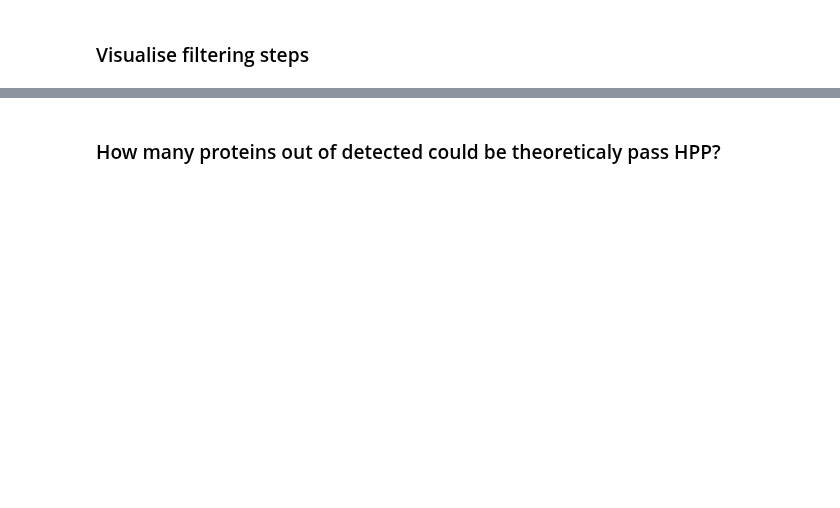
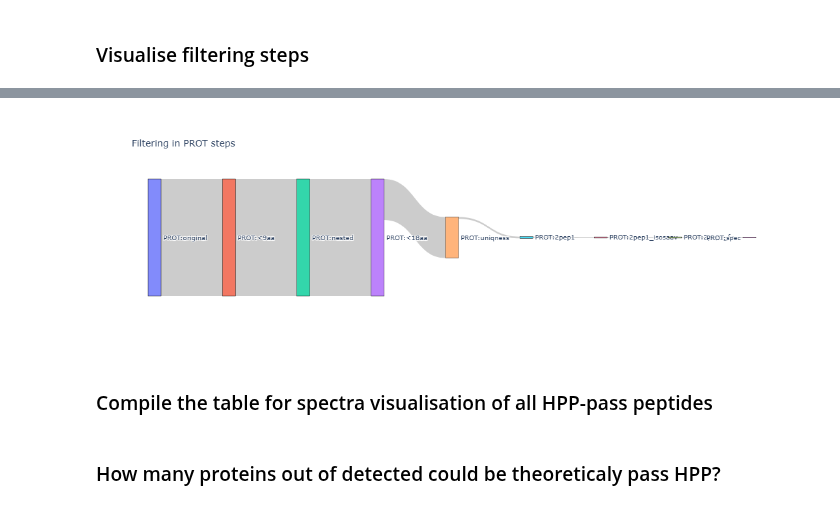
Before and after one commit to CompOmics/oui-discovery, a Jupyter notebook: oui-discovery-vv/explore-3-ionbot-open-noncanon-hpp.ipynb, the cells around one changed output, grey strips where cells are left out. Cells and saved outputs as stored; diff of their text form; code cells hidden in the pictures; blank space fills up the shorter version.

```diff
--- a/oui-discovery-vv/explore-3-ionbot-open-noncanon-hpp.ipynb
+++ b/oui-discovery-vv/explore-3-ionbot-open-noncanon-hpp.ipynb
@@ -460,0 +551,4 @@ comb_datasets_ncun_pepfilt_psmisosub[(comb_datasets_ncun_pepfilt_psmisosub.isSub
+# %%
+# no changes for last step, so skip filtering
+psmpep_prnc_pepfilt=is_2pep(psmpep_prnc_pepfilt)
+hpp_countdown=track_hpp_countdown(hpp_countdown, "2pep1_fp", psmpep_prnc_pepfilt, psmpep_prnc)
@@ -460,0 +582,4 @@ comb_datasets_ncun_pepfilt_psmisosub[(comb_datasets_ncun_pepfilt_psmisosub.isSub
+# %%
+leave = ['LEGLNNEINFLR','MSTKIGGIGTVPVGR','TITLEAEPLDTIENVK']
+psmpep_prnc_pepfilt = psmpep_prnc_pepfilt[psmpep_prnc_pepfilt.database_peptide.isin(leave)]
+hpp_countdown=track_hpp_countdown(hpp_countdown, "spec", psmpep_prnc_pepfilt, psmpep_prnc)
@@ -465,2 +608,37 @@ comb_datasets_ncun_pepfilt_psmisosub[(comb_datasets_ncun_pepfilt_psmisosub.isSub
 # %% [markdown]
 ### Visualise filtering steps
+# %%
+def sankey_stepwise(df, column_name,figsave_folder,wildcard):
+    steps = df.index.tolist()
+    source_steps = steps[:-1]
+    target_steps = steps[1:]
+
+    source_labels = [f'{column_name.upper()}:{s}' for s in source_steps]
+    target_labels = [f'{column_name.upper()}:{s}' for s in target_steps]
+
+    all_labels = list(pd.unique(source_labels + target_labels))
+    label_map = {l: i for i, l in enumerate(all_labels)}
+
+    values = [df.loc[target, column_name] for target in target_steps]
+
+    fig = go.Figure(data=[go.Sankey(
+        node=dict(
+            pad=15,
+            thickness=20,
+            line=dict(color="black", width=0.5),
+            label=all_labels,
+        ),
+        link=dict(
+            source=[label_map[s] for s in source_labels],
+            target=[label_map[t] for t in target_labels],
+            value=values
+        )
+    )])
+
+    fig.update_layout(title_text=f"Filtering in {column_name.upper()} steps", font_size=10)
+    fig.write_image(f"{figsave_folder}/S_{wildcard}_hpp_countdown_{column_name}.svg")
+    fig.show()
+# %%
+hpp_countdown_df = pd.DataFrame(hpp_countdown)
+hpp_countdown_df.index.name = 'step'
+hpp_countdown_df
@@ -467,2 +657,8 @@ comb_datasets_ncun_pepfilt_psmisosub[(comb_datasets_ncun_pepfilt_psmisosub.isSub
+# %%
+sankey_stepwise(hpp_countdown_df, 'prot',plot_dir,"hpp")
+# %% [output]
+[figure, added]
+# %% [markdown]
+### Compile the table for spectra visualisation of all HPP-pass peptides
 # %% [markdown]
 ### How many proteins out of detected could be theoreticaly pass HPP?
```
Also changed, not shown: parts of 18 cells of this notebook, 38 other files.
